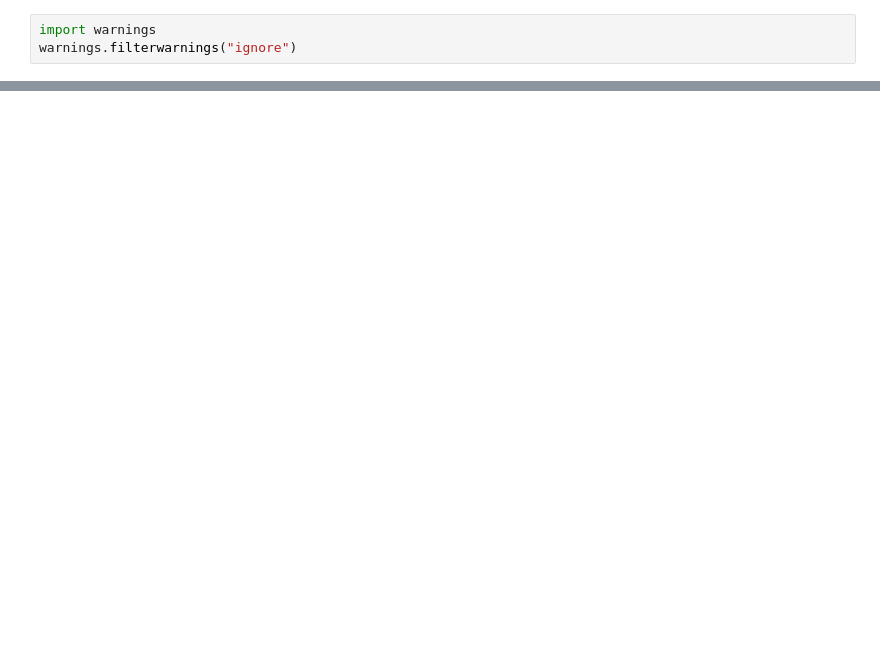
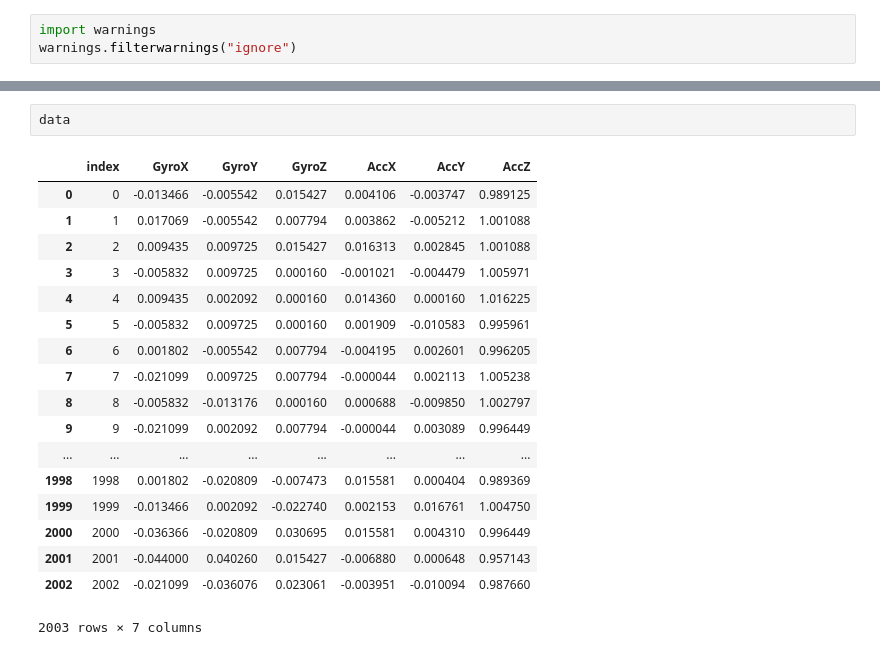
Before and after one commit to pkck28/Inertial-Positioning-System, a Jupyter notebook: mykalman.ipynb, the cells around one changed output, grey strips where cells are left out. Drawn from its saved outputs; the diff is of its cells as text; blank space fills up the shorter version.

```diff
--- a/mykalman.ipynb
+++ b/mykalman.ipynb
@@ -35,0 +45,21 @@ plot(data.Number,mu[:,0],'b')
+# %%
+data
+# %% [output]
+|  | index | GyroX | GyroY | GyroZ | AccX | AccY | AccZ |
+| 0 | 0 | -0.013466 | -0.005542 | 0.015427 | 0.004106 | -0.003747 | 0.989125 |
+| 1 | 1 | 0.017069 | -0.005542 | 0.007794 | 0.003862 | -0.005212 | 1.001088 |
+| 2 | 2 | 0.009435 | 0.009725 | 0.015427 | 0.016313 | 0.002845 | 1.001088 |
+| 3 | 3 | -0.005832 | 0.009725 | 0.000160 | -0.001021 | -0.004479 | 1.005971 |
+| 4 | 4 | 0.009435 | 0.002092 | 0.000160 | 0.014360 | 0.000160 | 1.016225 |
+| 5 | 5 | -0.005832 | 0.009725 | 0.000160 | 0.001909 | -0.010583 | 0.995961 |
+| 6 | 6 | 0.001802 | -0.005542 | 0.007794 | -0.004195 | 0.002601 | 0.996205 |
+| 7 | 7 | -0.021099 | 0.009725 | 0.007794 | -0.000044 | 0.002113 | 1.005238 |
+| 8 | 8 | -0.005832 | -0.013176 | 0.000160 | 0.000688 | -0.009850 | 1.002797 |
+| 9 | 9 | -0.021099 | 0.002092 | 0.007794 | -0.000044 | 0.003089 | 0.996449 |
+| ... | ... | ... | ... | ... | ... | ... | ... |
+| 1998 | 1998 | 0.001802 | -0.020809 | -0.007473 | 0.015581 | 0.000404 | 0.989369 |
+| 1999 | 1999 | -0.013466 | 0.002092 | -0.022740 | 0.002153 | 0.016761 | 1.004750 |
+| 2000 | 2000 | -0.036366 | -0.020809 | 0.030695 | 0.015581 | 0.004310 | 0.996449 |
+| 2001 | 2001 | -0.044000 | 0.040260 | 0.015427 | -0.006880 | 0.000648 | 0.957143 |
+| 2002 | 2002 | -0.021099 | -0.036076 | 0.023061 | -0.003951 | -0.010094 | 0.987660 |
+2003 rows × 7 columns
```
Also changed, not shown: parts of 6 cells of this notebook, 1 other file.
